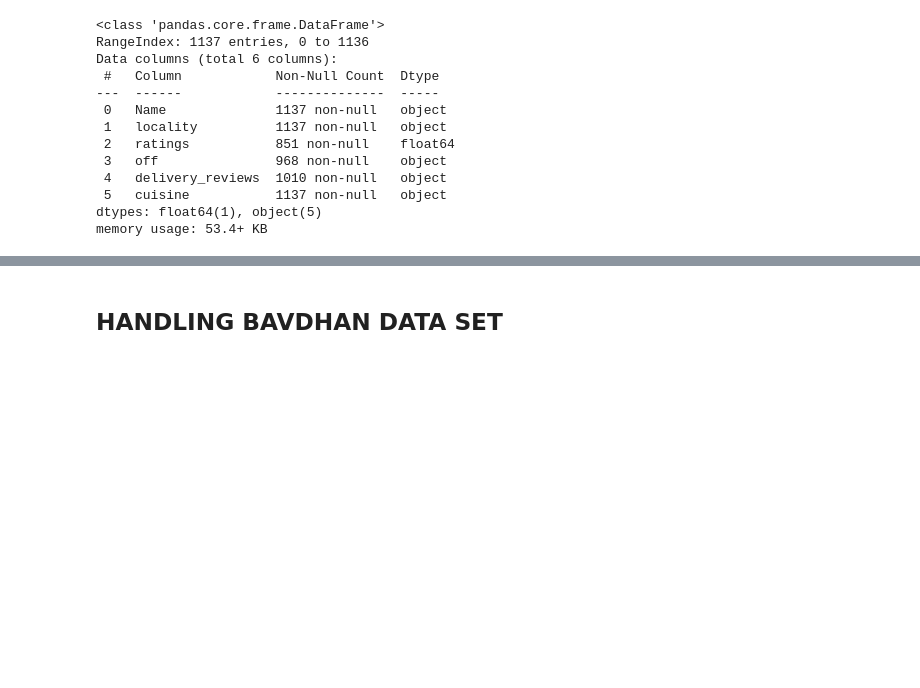
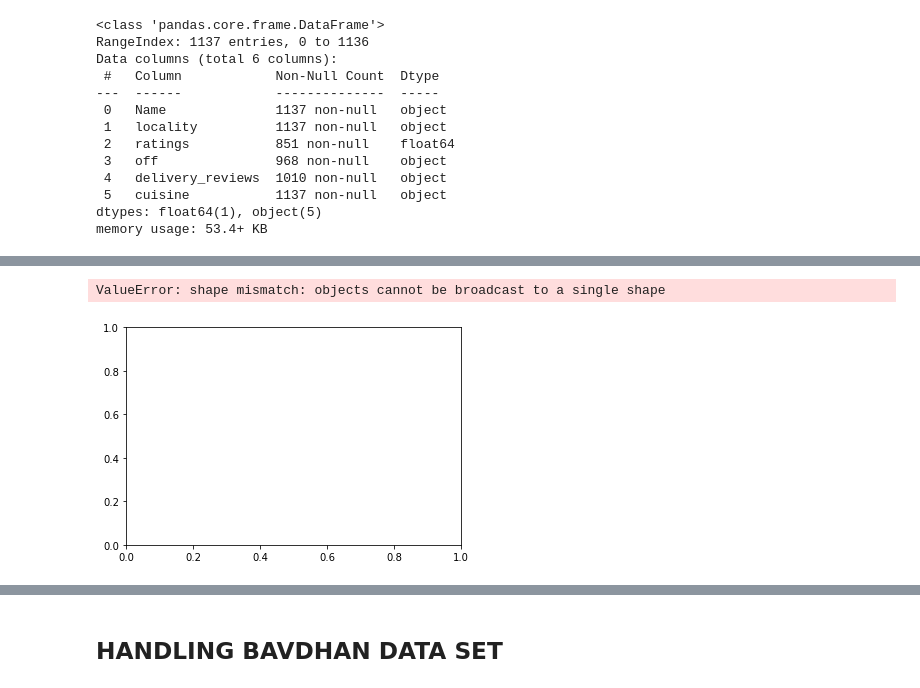
Before and after one commit to Ruthik27/Bed_Rest_and_Order_Services, a Jupyter notebook: new_data_zomato.ipynb, the cells around one changed output, grey strips where cells are left out. Saved outputs shown, nothing was run; the diff lists cells and outputs as text; code cells hidden in the pictures; blank space fills up the shorter version.

Commit message:
cleaning of data

```diff
--- a/new_data_zomato.ipynb
+++ b/new_data_zomato.ipynb
@@ -132,0 +252,4 @@ baner_ratings = baner_copy.dropna(subset=['ratings'])
+# %%
+df = pd.DataFrame(deliv,columns=['deliv'])
+# %%
+above_four['deliv']= df['deliv']
@@ -132,0 +278,3 @@ baner_ratings = baner_copy.dropna(subset=['ratings'])
+# %%
+for i in range(4,11):
+    above_four=above_four.append({'Table of 9':i*9,'Table of 10':i*10},ignore_index=True)
@@ -191,9 +306,0 @@ baner_ratings
-# %%
-above_four =  baner_ratings.loc[(baner_ratings.ratings > 4.0)]
-above_four.reset_index(inplace = True)
-above_three = baner_ratings.loc[(baner_ratings.ratings >3.0) & (baner_ratings.ratings < 4.0)]
-above_three.reset_index(inplace = True)
-above_two = baner_ratings.loc[(baner_ratings.ratings >2.0) & (baner_ratings.ratings < 3.0)]
-above_two.reset_index(inplace = True)
-above_one = baner_ratings.loc[(baner_ratings.ratings >1.0) & (baner_ratings.ratings < 2.0)]
-above_one.reset_index(inplace = True)
@@ -224,0 +324,21 @@ ValueError: could not convert string to float: 'Not nough  '
+# %%
+import numpy as np
+import matplotlib.pyplot as plt
+
+#create data
+quarter = [above_four['Name']]
+product_A = [above_four['ratings']]
+product_B = [above_four['deliv']]
+
+#define chart parameters
+N = 4
+barWidth = .5
+xloc = np.arange(N)
+
+#display stacked bar chart
+p1 = plt.bar(xloc, product_A, width=barWidth)
+p2 = plt.bar(xloc, product_B, bottom=product_A, width=barWidth)
+plt.show()
+# %% [output]
+ValueError: shape mismatch: objects cannot be broadcast to a single shape
+[figure, added]
```
Also changed, not shown: parts of 58 cells of this notebook.
